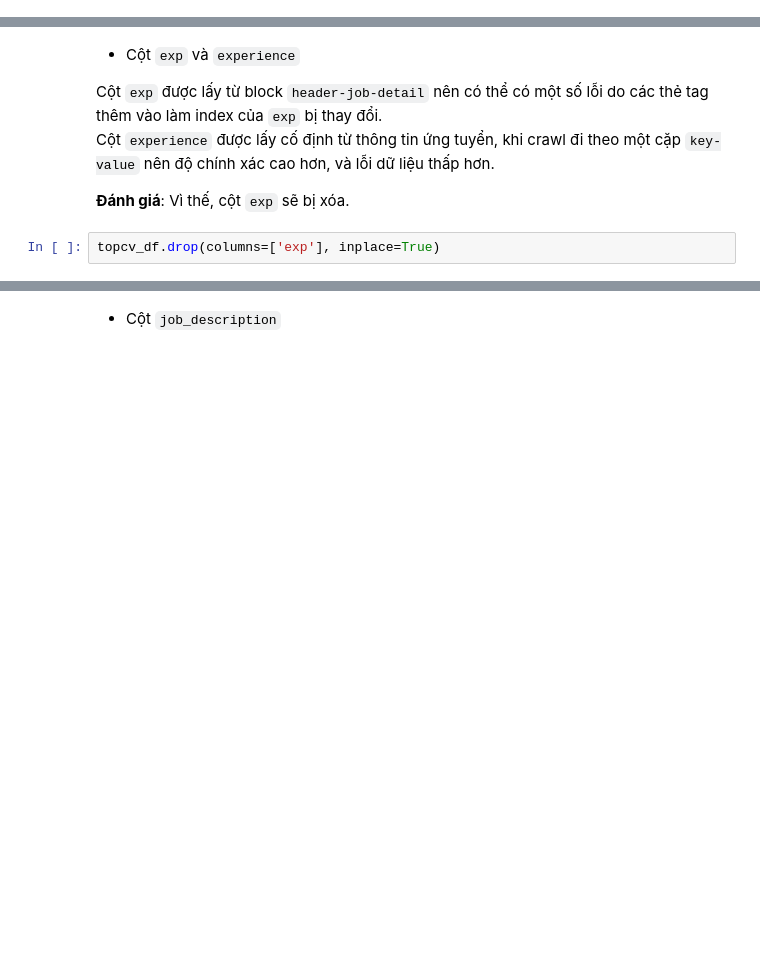
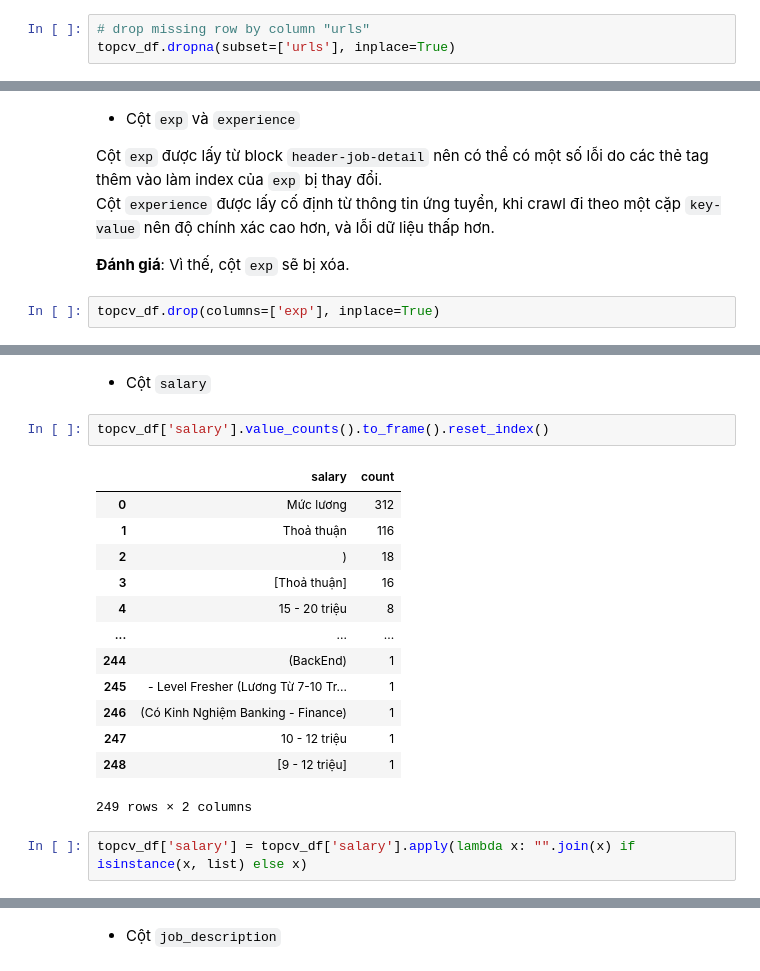
Before and after one commit to phitrann/applied-data-science, a Jupyter notebook: ipynb/preprocessingcv.ipynb, the cells around one changed output, grey strips where cells are left out. Cells and saved outputs as stored; diff of their text form; blank space fills up the shorter version.

```diff
--- a/ipynb/preprocessingcv.ipynb
+++ b/ipynb/preprocessingcv.ipynb
@@ -142,3 +142,6 @@ missing_data(topcv_df)
+# %%
+# drop missing row by column "urls"
+topcv_df.dropna(subset=['urls'], inplace=True)
 # %% [markdown]
 + Cột `address` và `work_location`
 # %%
@@ -209,0 +197,20 @@ topcv_df
+# %% [markdown]
++ Cột `salary`
+# %%
+topcv_df['salary'].value_counts().to_frame().reset_index()
+# %% [output]
+|  | salary | count |
+| 0 | Mức lương | 312 |
+| 1 | Thoả thuận | 116 |
+| 2 | ) | 18 |
+| 3 | [Thoả thuận] | 16 |
+| 4 | 15 - 20 triệu | 8 |
+| ... | ... | ... |
+| 244 | (BackEnd) | 1 |
+| 245 | - Level Fresher (Lương Từ 7-10 Tr... | 1 |
+| 246 | (Có Kinh Nghiệm Banking - Finance) | 1 |
+| 247 | 10 - 12 triệu | 1 |
+| 248 | [9 - 12 triệu] | 1 |
+249 rows × 2 columns
+# %%
+topcv_df['salary'] = topcv_df['salary'].apply(lambda x: "".join(x) if isinstance(x, list) else x)
```
Also changed, not shown: parts of 16 cells of this notebook.
